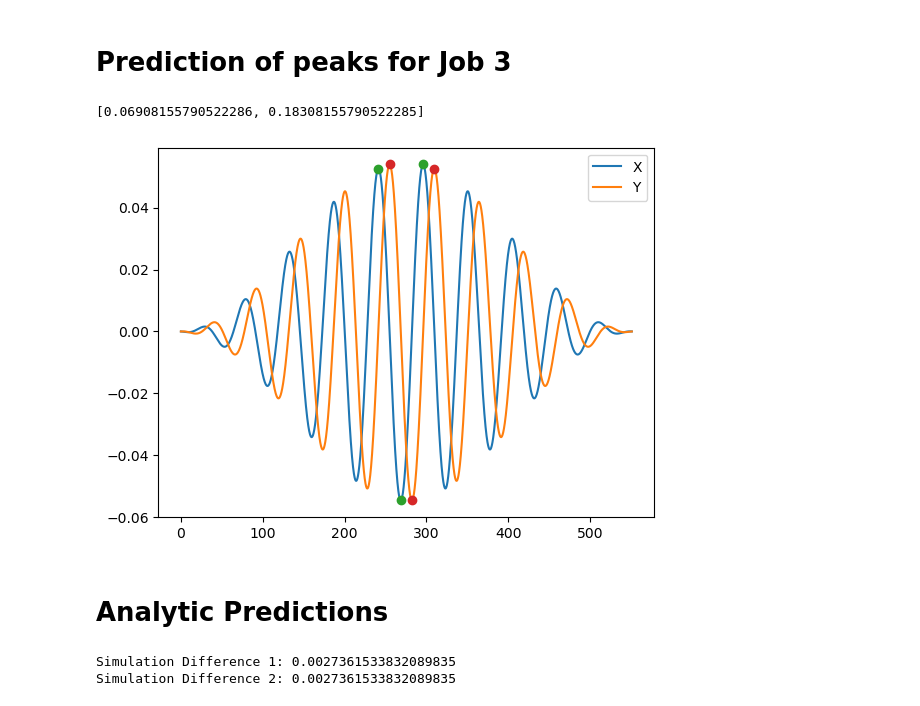
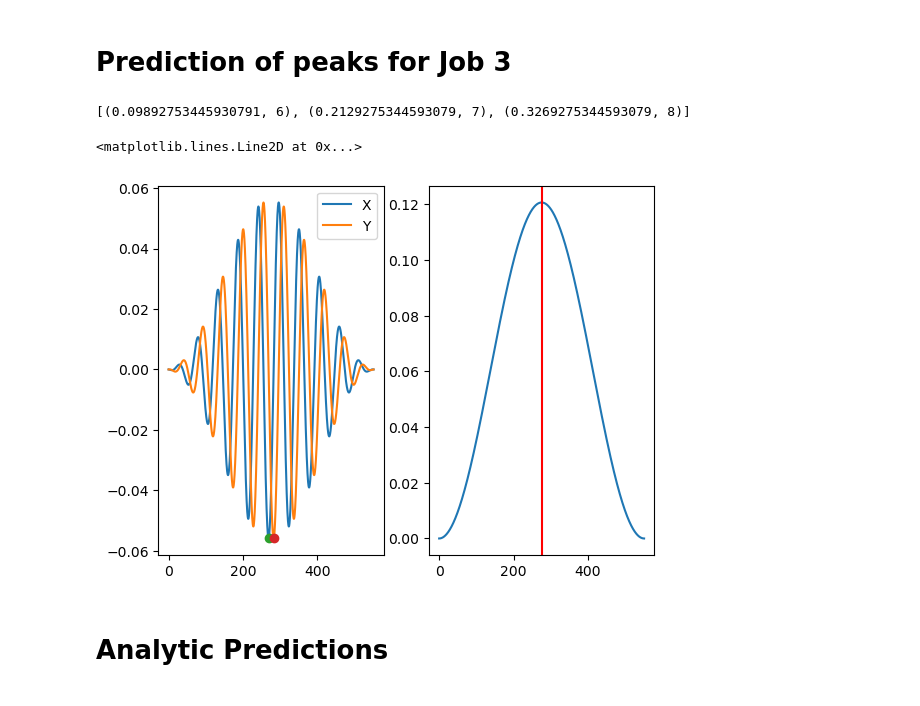
Before and after one commit to RexPlanalp/Atomic_Schrodinger-, a Jupyter notebook: Research_Plotting/compare_pes.ipynb, the cells around one changed output. Cells and saved outputs as stored; diff of their text form; code cells hidden in the pictures.

```diff
--- a/Research_Plotting/compare_pes.ipynb
+++ b/Research_Plotting/compare_pes.ipynb
@@ -7,10 +7,10 @@ from scipy.signal import find_peaks
 
 root = "//data/becker/dopl4670/TDSE_Jobs/Project/Frequency_Sweep/freeman_resonance/"
 
-data_1 = np.load(root+"400nm_2/PES_files/PES.npy")
-data_2 = np.load(root+"400nm_2.05/PES_files/PES.npy")
-data_3 = np.load(root+"400nm_2.1/PES_files/PES.npy")
+data_1 = np.load(root+"400nm_1.8/PES_files/PES.npy")
+data_2 = np.load(root+"400nm_2/PES_files/PES.npy")
+data_3 = np.load(root+"400nm_2.2/PES_files/PES.npy")
 
-E = np.load(root+"400nm_2.05/PES_files/E_range.npy")
-t = np.load(root+"400nm_2.05/TDSE_files/t_total.npy")
+E = np.load(root+"400nm_2.2/PES_files/E_range.npy")
+t = np.load(root+"400nm_2.2/TDSE_files/t_total.npy")
 dt = t[1]-t[0]
@@ -163,8 +203,13 @@ print(E_test)
 # %% [markdown]
 # Prediction of peaks for Job 3
 # %%
-Ax = np.load(root+"400nm_2.1/TDSE_files/Ax.npy")
-Ay = np.load(root+"400nm_2.1/TDSE_files/Ay.npy")
+fig,(ax1,ax2) = plt.subplots(1,2,sharex=True)
+
+top = 1
+
+
+Ax = np.load(root+"400nm_2.2/TDSE_files/Ax.npy")
+Ay = np.load(root+"400nm_2.2/TDSE_files/Ay.npy")
 
 Ex = -np.gradient(Ax, dt)
 Ey = -np.gradient(Ay, dt)
@@ -173,58 +218,63 @@ Ey = -np.gradient(Ay, dt)
 peak_indices_x, _ = find_peaks(np.abs(Ex))
 peak_indices_y, _ = find_peaks(np.abs(Ey))
 
 
 Ex_peaks_mag = np.abs(Ex[peak_indices_x])
 Ey_peaks_mag = np.abs(Ey[peak_indices_y])
 
 
-top_indices_x = np.argsort(Ex_peaks_mag)[-3:][::-1]
-top_indices_y = np.argsort(Ey_peaks_mag)[-3:][::-1]
+top_indices_x = np.argsort(Ex_peaks_mag)[-top:][::-1]
+top_indices_y = np.argsort(Ey_peaks_mag)[-top:][::-1]
 
 
 
 
-top_original_indices_x =peak_indices_x[top_indices_x]
-top_original_indices_y =peak_indices_y[top_indices_y]
+top_original_indices_x =np.sort(peak_indices_x[top_indices_x])
+top_original_indices_y =np.sort(peak_indices_y[top_indices_y])
 
 
-plt.plot(t,Ex,label = "X")
-plt.plot(t,Ey,label = "Y")
-plt.plot(t[top_original_indices_x], Ex[top_original_indices_x], 'o')
-plt.plot(t[top_original_indices_y ], Ey[top_original_indices_y ], 'o')
-plt.legend()
+ax1.plot(t,Ex,label = "X")
+ax1.plot(t,Ey,label = "Y")
+ax1.plot(t[top_original_indices_x], Ex[top_original_indices_x], 'o')
+ax1.plot(t[top_original_indices_y ], Ey[top_original_indices_y ], 'o')
+ax1.legend()
+
 
 
 Ip = 0.5
 N = 10
 wavelength = 400
 w = 0.057 * 800/wavelength
-I = 2.1e14 / 3.51E16
+I = 2.2e14 / 3.51E16
 
 tau = 2*np.pi * N/w
 envelope = np.sin(np.pi*t/tau)**2
 I_profile = I * envelope
 Up = I_profile/(4*w**2)
 
 
-E_test = []
-Up_val = Up[top_original_indices_y[0]]
-for i in range(10):
-    E = i * w - (Ip + Up_val)
-    if E>0 and E<0.2:
+E_test_3 = []
 
-        E_test.append(E)
+for i in range(top):
+    specific_peak = int((top_original_indices_x[i]+top_original_indices_y[i])/2)
 
-print(E_test)
+
+
+    Up_val = Up[specific_peak]
+    Up_val = np.max(Up) * 0.7055749427646534
+    for i in range(15):
+        E_temp = i * w - (Ip + Up_val)
+        if E_temp>0 and E_temp<0.4:
+
+            E_test_3.append((E_temp,i))
+
+print(E_test_3)
+
+ax2.plot(t,Up)
+plt.axvline(t[specific_peak], color='r')
 # %% [output]
-[0.06908155790522286, 0.18308155790522285]
+[(0.09892753445930791, 6), (0.2129275344593079, 7), (0.3269275344593079, 8)]
+<matplotlib.lines.Line2D at 0x...>
-[figure, old version]
+[figure, new version]
 # %% [markdown]
 # Analytic Predictions
-# %%
-
-print(f"Simulation Difference 1: {0.07455386467164082-0.07181771128843184}")
-print(f"Simulation Difference 2: {0.07181771128843184-0.06908155790522286}")
-# %% [output]
-Simulation Difference 1: 0.0027361533832089835
-Simulation Difference 2: 0.0027361533832089835
```
Also changed, not shown: parts of 4 cells of this notebook, 6 other files.
